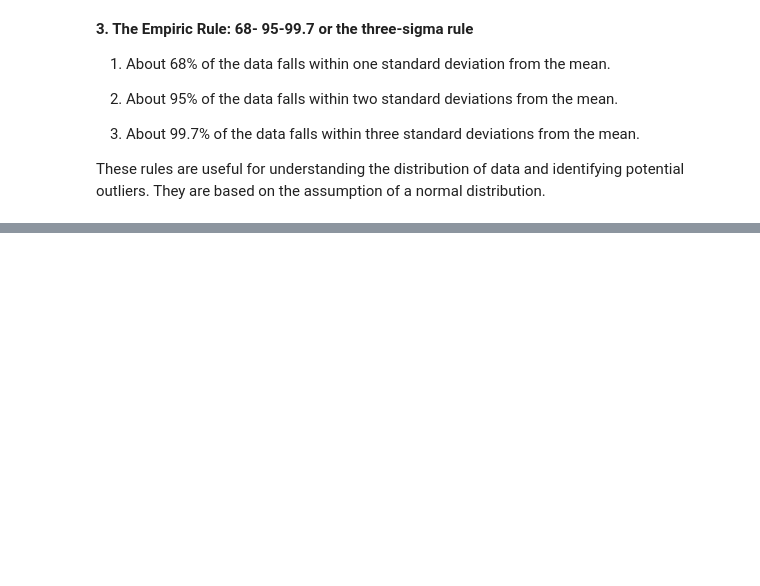
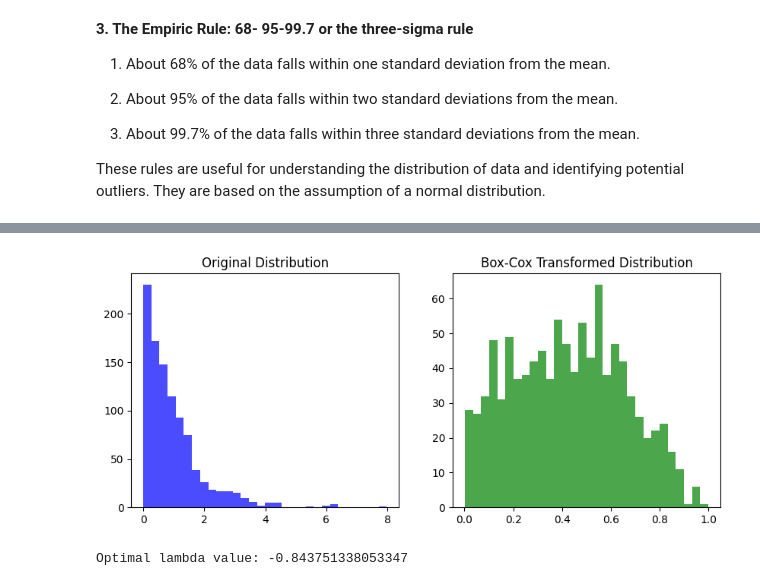
Before and after one commit to MrSimple07/MachineLearning_Practice, a Jupyter notebook: ML_Interview.ipynb, the cells around one changed output, grey strips where cells are left out. Drawn from its saved outputs; the diff is of its cells as text; code cells hidden in the pictures; blank space fills up the shorter version.

```diff
--- a/ML_Interview.ipynb
+++ b/ML_Interview.ipynb
@@ -103,0 +146,27 @@ These rules are useful for understanding the distribution of data and identifyin
+# %%
+import numpy as np
+from scipy.stats import boxcox
+import matplotlib.pyplot as plt
+
+data = np.random.exponential(size=1000)
+
+# Apply the Box-Cox transformation
+transformed_data, lambda_value = boxcox(data + 1)  # Adding 1 to handle zero or negative values
+
+plt.figure(figsize=(10, 4))
+
+plt.subplot(1, 2, 1)
+plt.hist(data, bins=30, color='blue', alpha=0.7)
+plt.title('Original Distribution')
+
+plt.subplot(1, 2, 2)
+plt.hist(transformed_data, bins=30, color='green', alpha=0.7)
+plt.title('Box-Cox Transformed Distribution')
+
+plt.show()
+
+# Print the estimated lambda value
+print("Optimal lambda value:", lambda_value)
+# %% [output]
+[figure, added]
+Optimal lambda value: -0.843751338053347
```
Also changed, not shown: parts of 6 cells of this notebook.
